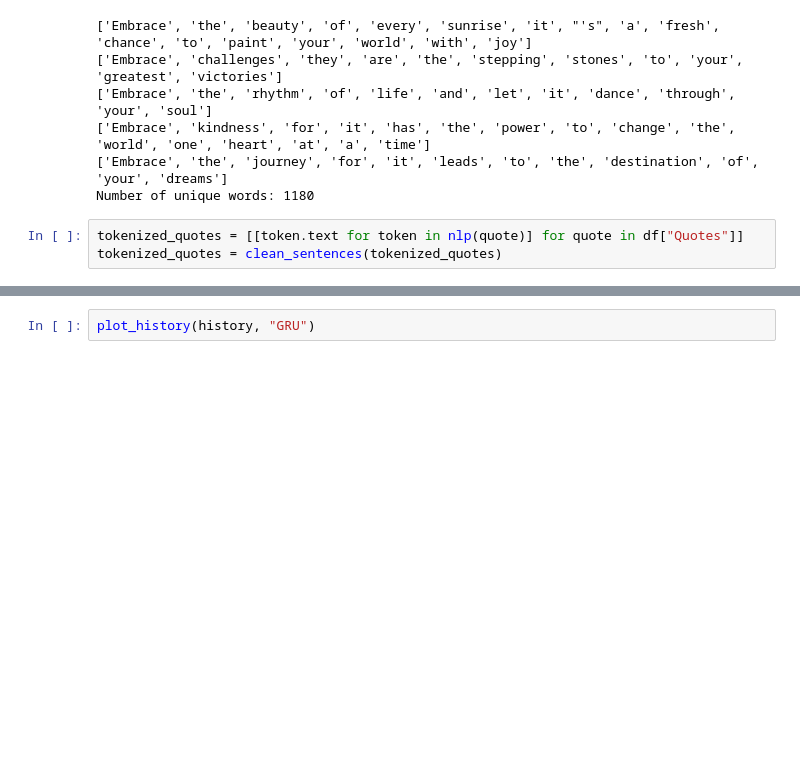
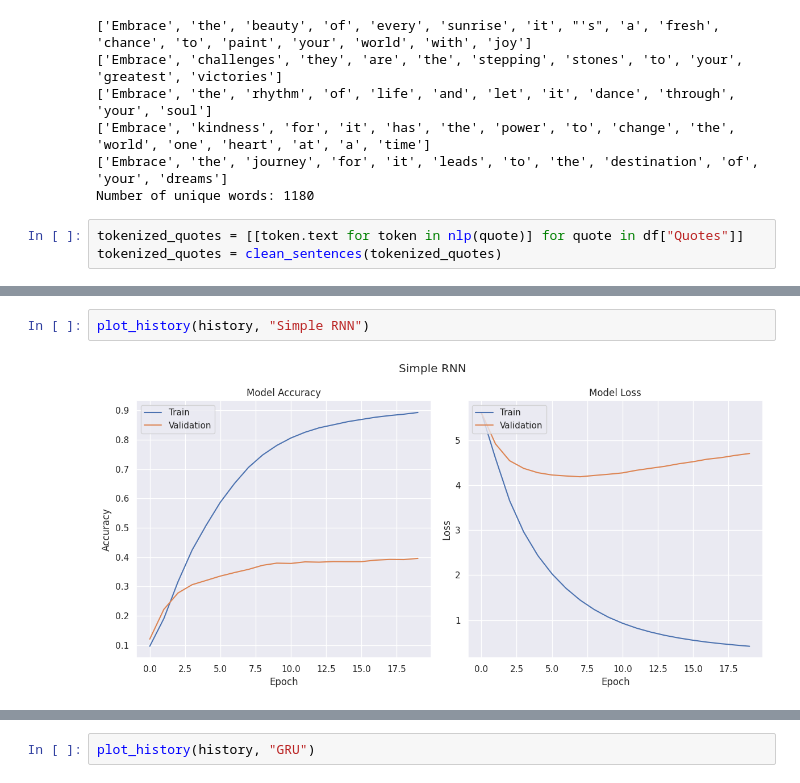
Before and after one commit to glennwuwu/next-word-predictor-rnn, a Jupyter notebook: RNN.ipynb, the cells around one changed output, grey strips where cells are left out. Saved outputs shown, nothing was run; the diff lists cells and outputs as text; blank space fills up the shorter version.

```diff
--- a/RNN.ipynb
+++ b/RNN.ipynb
@@ -364,0 +561,4 @@ def fit_model(model, filepath, batch_size=32, epochs=20,):
+# %%
+plot_history(history, "Simple RNN")
+# %% [output]
+[figure, added]
```
Also changed, not shown: parts of 37 cells of this notebook.
